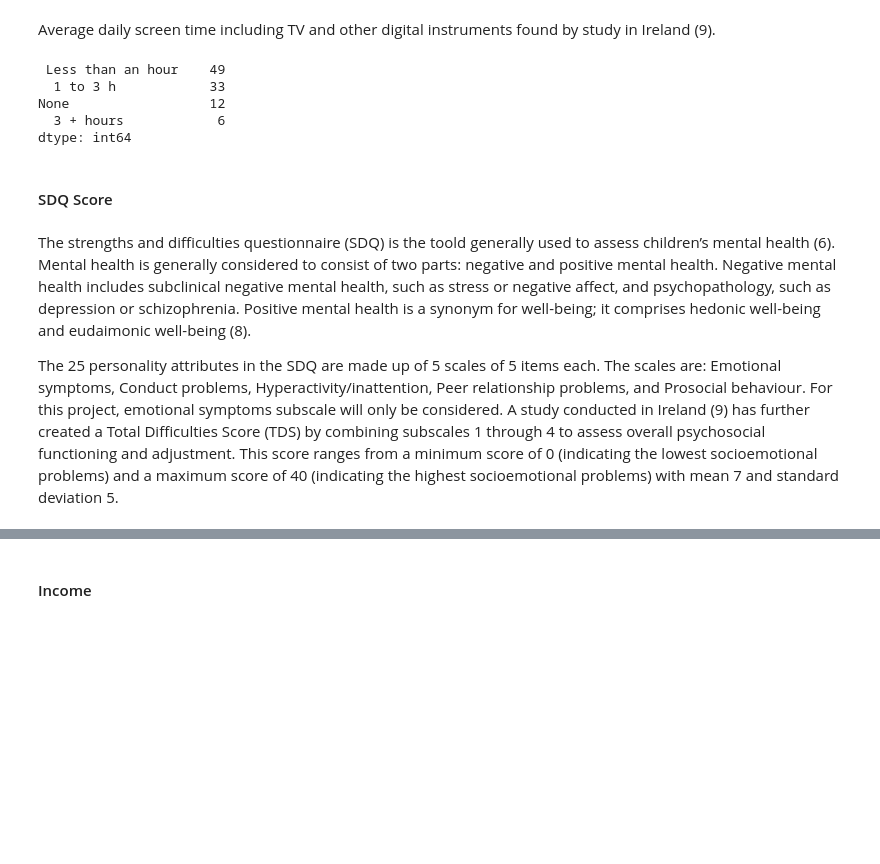
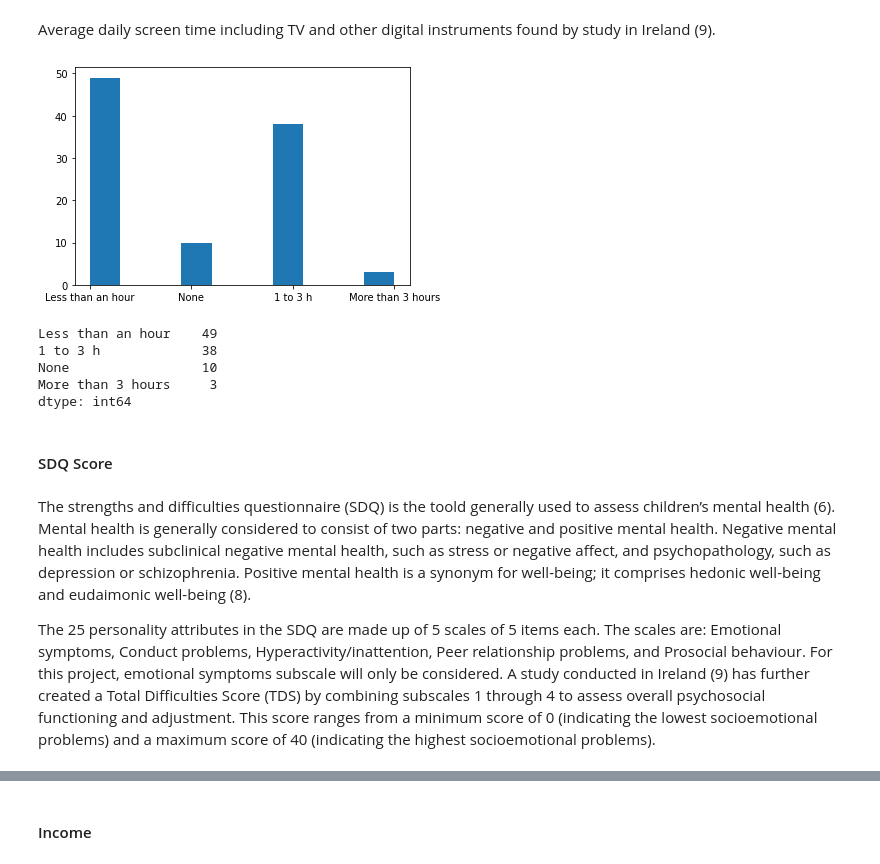
Before and after one commit to pcsukumar/PfDA_Assignment_1, a Jupyter notebook: PfDA_Project_1.ipynb, the cells around one changed output, grey strips where cells are left out. Saved outputs shown, nothing was run; the diff lists cells and outputs as text; code cells hidden in the pictures; blank space fills up the shorter version.

```diff
--- a/PfDA_Project_1.ipynb
+++ b/PfDA_Project_1.ipynb
@@ -55,20 +64,24 @@ dtype: int64
 # %% [markdown]
 Average daily screen time including TV and other digital instruments found by study in Ireland (9).
 # %%
-screenTime_cat = ['None', ' Less than an hour', '  1 to 3 h', '  3 + hours']
+screenTime_cat = ['None', 'Less than an hour', '1 to 3 h', 'More than 3 hours']
 screenTime = np.random.choice(screenTime_cat, 100, p=[0.12, 0.46, 0.38, 0.04])
+plt.hist(screenTime)
+plt.show()
+# %% [output]
+[figure, added]
 # %%
 screenTime_s=pd.Series(screenTime)
 screenTime_s.value_counts()
 # %% [output]
- Less than an hour    49
-  1 to 3 h            33
-None                  12
-  3 + hours            6
+Less than an hour    49
+1 to 3 h             38
+None                 10
+More than 3 hours     3
 dtype: int64
 # %% [markdown]
 #### SDQ Score
 # %% [markdown]
 The strengths and difficulties questionnaire (SDQ) is the toold generally used to assess children’s mental health (6). Mental health is generally considered to consist of two parts: negative and positive mental health. Negative mental health includes subclinical negative mental health, such as stress or negative affect, and psychopathology, such as depression or schizophrenia. Positive mental health is a synonym for well-being; it comprises hedonic well-being and eudaimonic well-being (8).
 
-The 25 personality attributes in the SDQ are made up of 5 scales of 5 items each. The scales are: Emotional symptoms, Conduct problems, Hyperactivity/inattention, Peer relationship problems, and Prosocial behaviour. For this project, emotional symptoms subscale will only be considered. A study conducted in Ireland (9) has further created a Total Difficulties Score (TDS) by combining subscales 1 through 4 to assess overall psychosocial functioning and adjustment. This score ranges from a minimum score of 0 (indicating the lowest socioemotional problems) and a maximum score of 40 (indicating the highest socioemotional problems) with mean 7 and standard deviation 5.
+The 25 personality attributes in the SDQ are made up of 5 scales of 5 items each. The scales are: Emotional symptoms, Conduct problems, Hyperactivity/inattention, Peer relationship problems, and Prosocial behaviour. For this project, emotional symptoms subscale will only be considered. A study conducted in Ireland (9) has further created a Total Difficulties Score (TDS) by combining subscales 1 through 4 to assess overall psychosocial functioning and adjustment. This score ranges from a minimum score of 0 (indicating the lowest socioemotional problems) and a maximum score of 40 (indicating the highest socioemotional problems).
```
Also changed, not shown: parts of 12 cells of this notebook.
